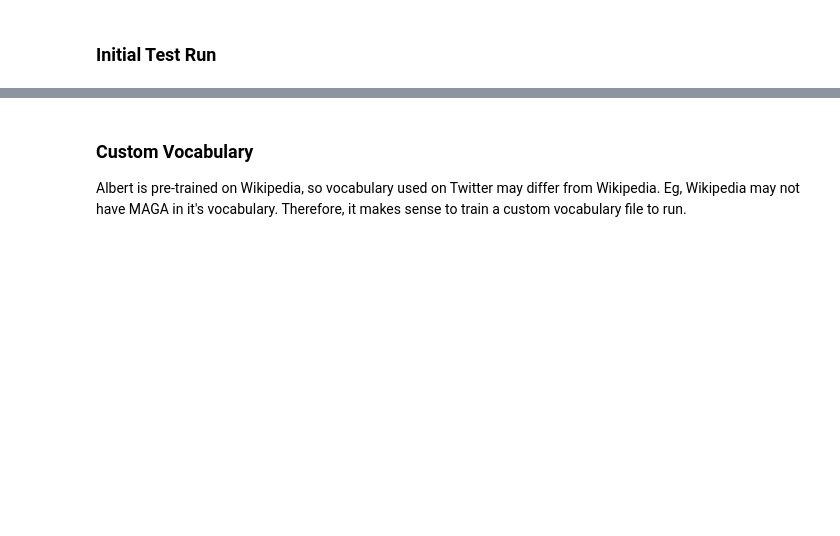
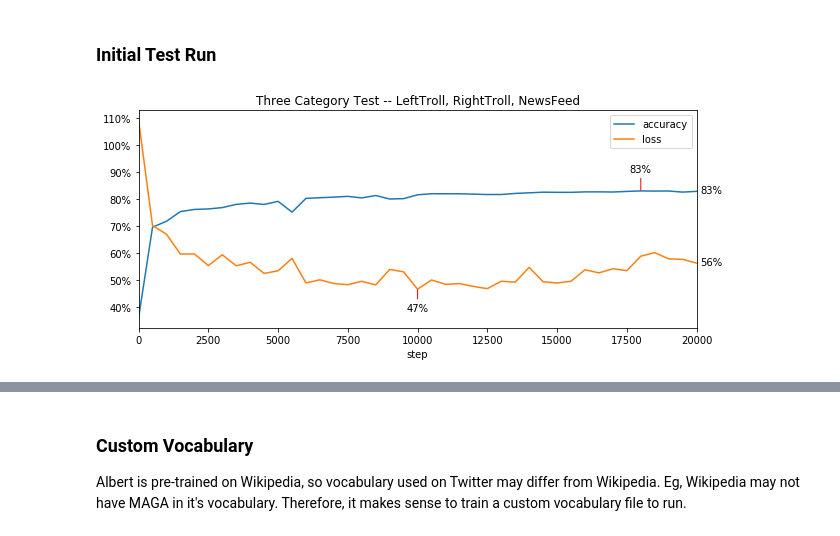
Before and after one commit to ddouglas87/russian-troll, a Jupyter notebook: results.ipynb, the cells around one changed output, grey strips where cells are left out. Cells and saved outputs as stored; diff of their text form; code cells hidden in the pictures; blank space fills up the shorter version.

```diff
--- a/results.ipynb
+++ b/results.ipynb
@@ -146,3 +148,7 @@ set_session(tf.Session(config=config))
 To enable the option to allocate vram only when needed, this code has been added to `ALBERT/run_classifier.py` starting at line 32.
 # %% [markdown]
 ### Initial Test Run
+# %%
+plot_model_eval('out/1', "Three Category Test -- LeftTroll, RightTroll, NewsFeed")
+# %% [output]
+[figure, added]
```
Also changed, not shown: parts of 12 cells of this notebook.
